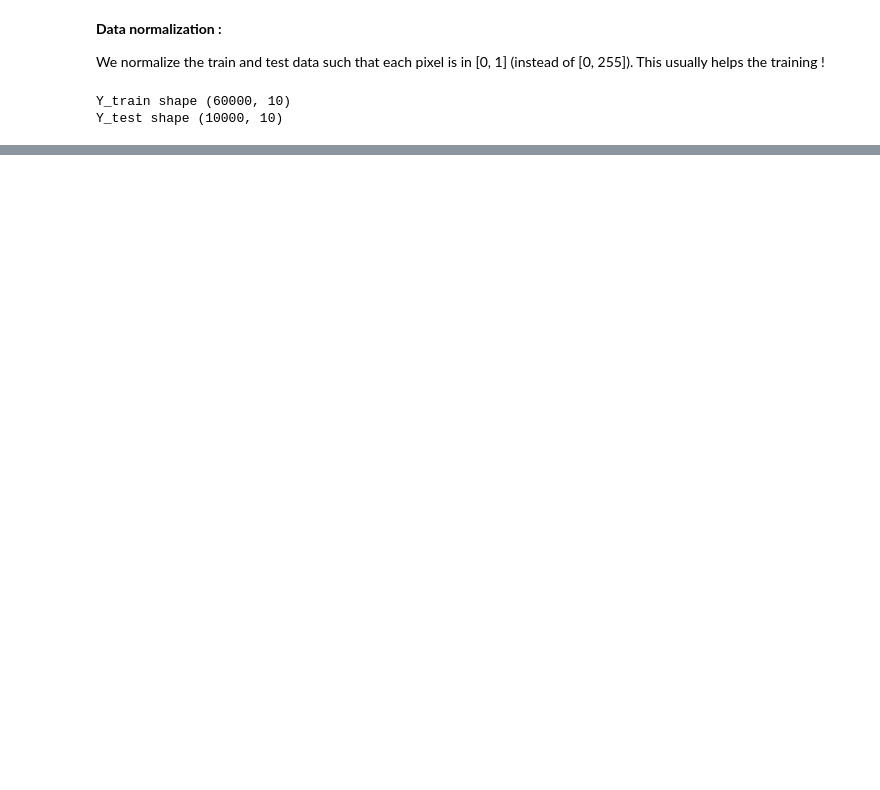
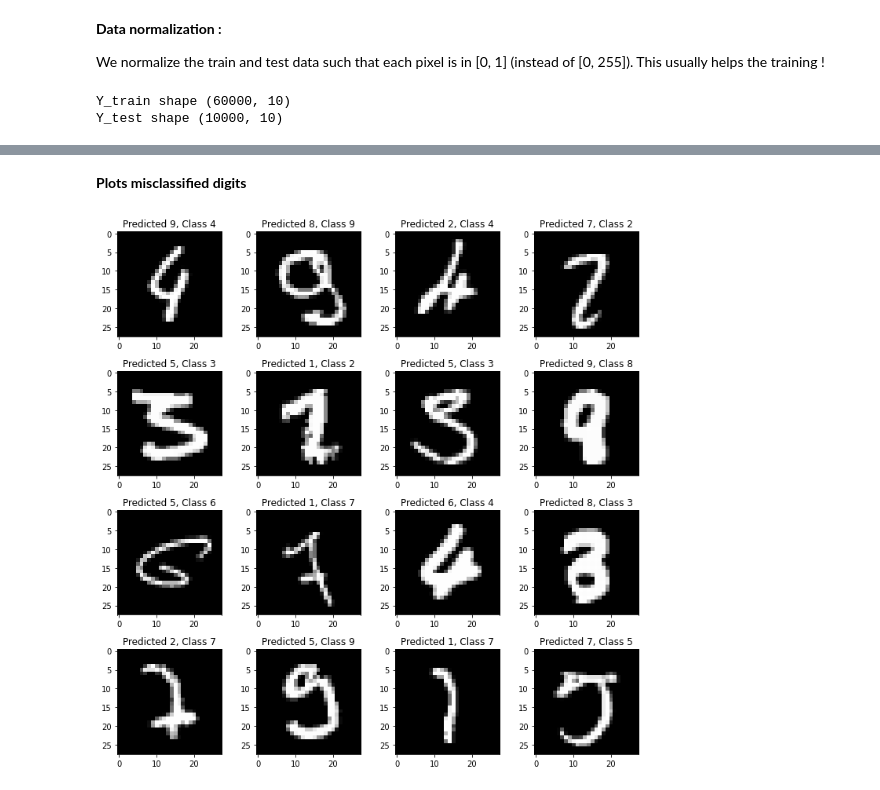
Before and after one commit to asarmadi/summer_ml_s3, a Jupyter notebook: day07/lab_mnist.ipynb, the cells around one changed output, grey strips where cells are left out. Drawn from its saved outputs; the diff is of its cells as text; code cells hidden in the pictures; blank space fills up the shorter version.

```diff
--- a/day07/lab_mnist.ipynb
+++ b/day07/lab_mnist.ipynb
@@ -100,0 +188,13 @@ Plot a few misclassified images.
+# %% [markdown]
+**Plots misclassified digits**
+# %%
+fig = plt.figure()
+fig.set_size_inches(10, 10)
+for i, index in enumerate(incorrect_indices[:16]):
+    plt.subplot(4,4,i+1)
+    plt.imshow(X_test[index].reshape((28, 28)), cmap='gray')
+    plt.title(f"Predicted {y_hat[index]}, Class {y_test[index]}")
+
+plt.tight_layout()
+# %% [output]
+[figure, added]
```
Also changed, not shown: parts of 23 cells of this notebook, 1 other file.
